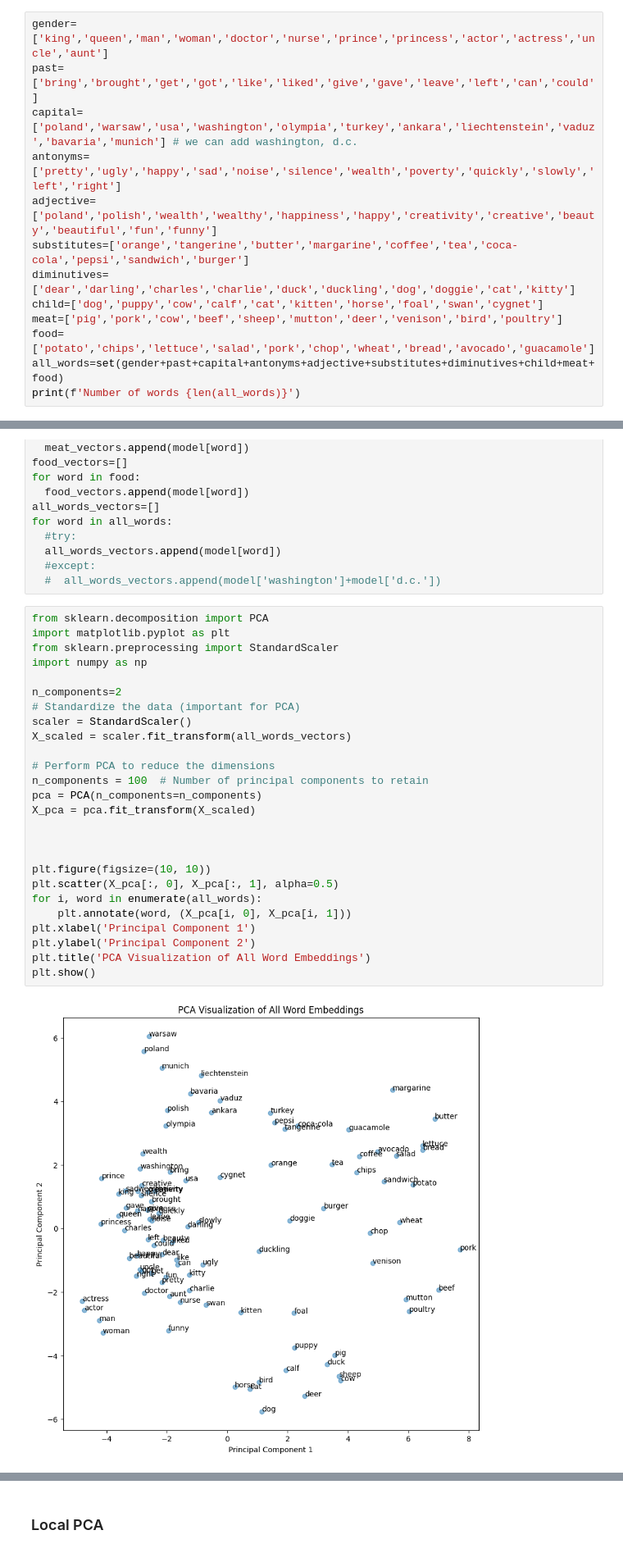
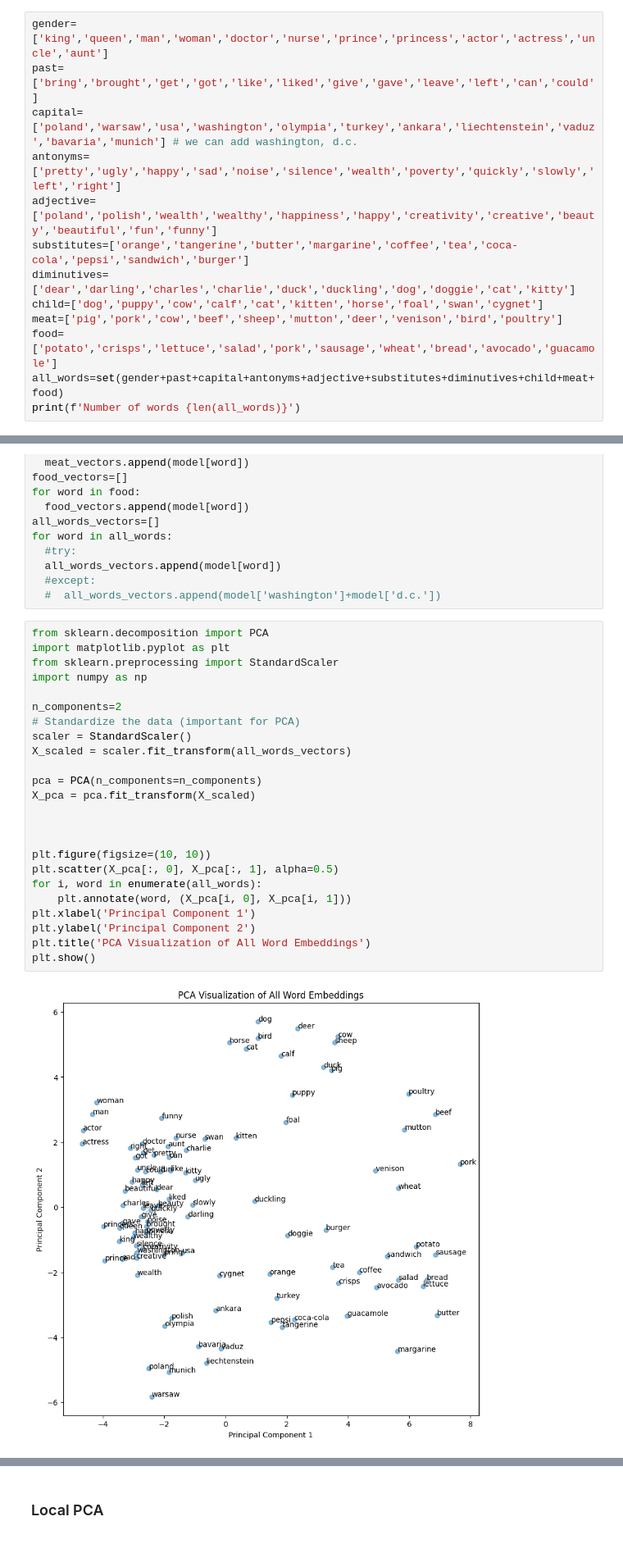
Before and after one commit to kussy29/machine_learning, a Jupyter notebook: lab12_nlp_towards_attention.ipynb, the cells around one changed output, grey strips where cells are left out. Shown at 82% size. Drawn from its saved outputs; the diff is of its cells as text.

```diff
--- a/lab12_nlp_towards_attention.ipynb
+++ b/lab12_nlp_towards_attention.ipynb
@@ -237,7 +245,7 @@ substitutes=['orange','tangerine','butter','margarine','coffee','tea','coca-cola
 diminutives=['dear','darling','charles','charlie','duck','duckling','dog','doggie','cat','kitty']
 child=['dog','puppy','cow','calf','cat','kitten','horse','foal','swan','cygnet']
 meat=['pig','pork','cow','beef','sheep','mutton','deer','venison','bird','poultry']
-food=['potato','chips','lettuce','salad','pork','chop','wheat','bread','avocado','guacamole']
+food=['potato','crisps','lettuce','salad','pork','sausage','wheat','bread','avocado','guacamole']
 all_words=set(gender+past+capital+antonyms+adjective+substitutes+diminutives+child+meat+food)
 print(f'Number of words {len(all_words)}')
 # %% [output]
@@ -299,31 +307,29 @@ for word in all_words:
 # %%
 from sklearn.decomposition import PCA
 import matplotlib.pyplot as plt
 from sklearn.preprocessing import StandardScaler
 import numpy as np
 
 n_components=2
 # Standardize the data (important for PCA)
 scaler = StandardScaler()
 X_scaled = scaler.fit_transform(all_words_vectors)
 
-# Perform PCA to reduce the dimensions
-n_components = 100  # Number of principal components to retain
 pca = PCA(n_components=n_components)
 X_pca = pca.fit_transform(X_scaled)
 
 
 
 plt.figure(figsize=(10, 10))
 plt.scatter(X_pca[:, 0], X_pca[:, 1], alpha=0.5)
 for i, word in enumerate(all_words):
     plt.annotate(word, (X_pca[i, 0], X_pca[i, 1]))
 plt.xlabel('Principal Component 1')
 plt.ylabel('Principal Component 2')
 plt.title('PCA Visualization of All Word Embeddings')
 plt.show()
 # %% [output]
-[figure, old version]
+[figure, new version]
 # %%
 classes=['gender','past','capital','antonyms','adjective','substitutes','diminutives','child','meat','food']
 word_vectors=[gender,past,capital,antonyms,adjective,substitutes,diminutives,child,meat,food]
```
Also changed, not shown: parts of 16 cells of this notebook.
